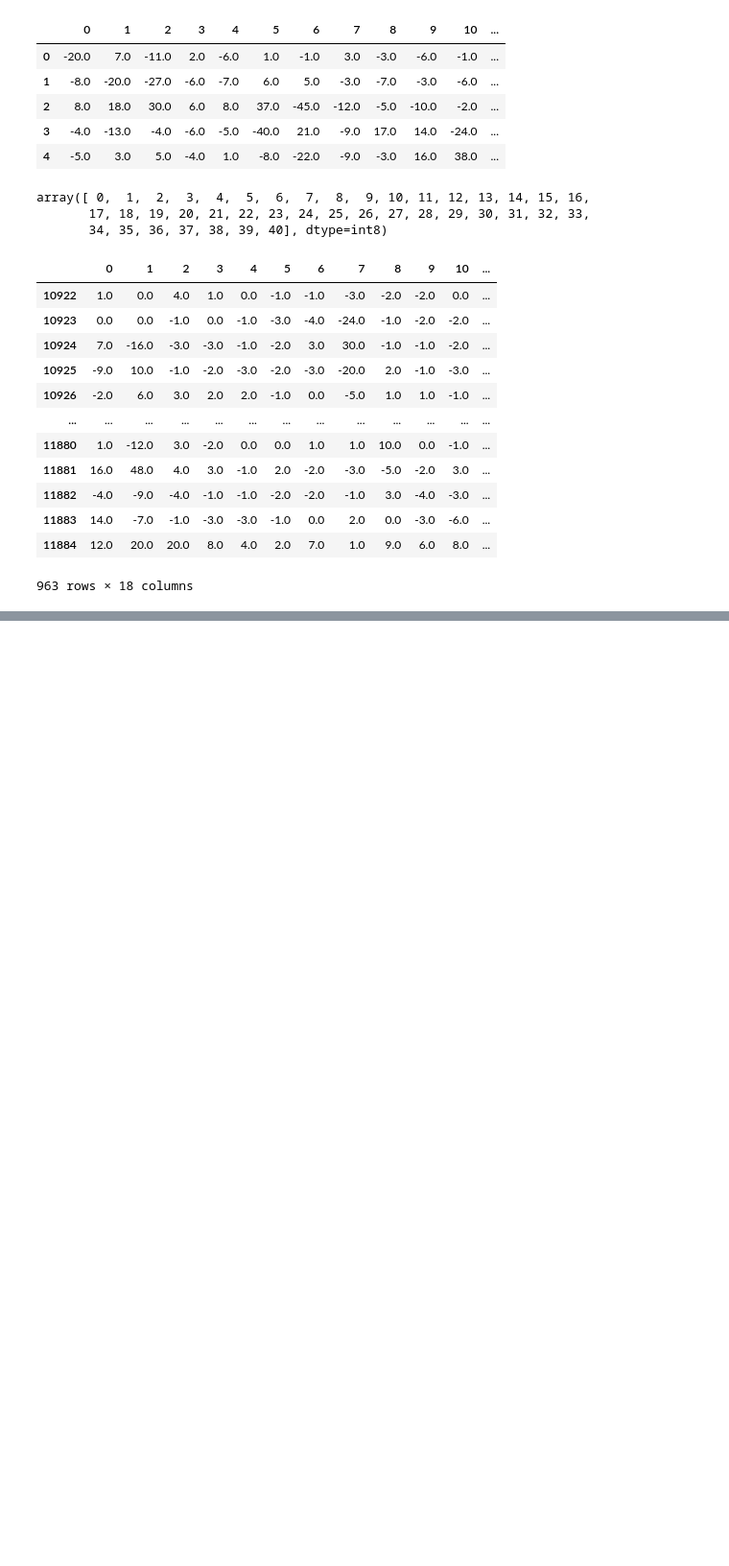
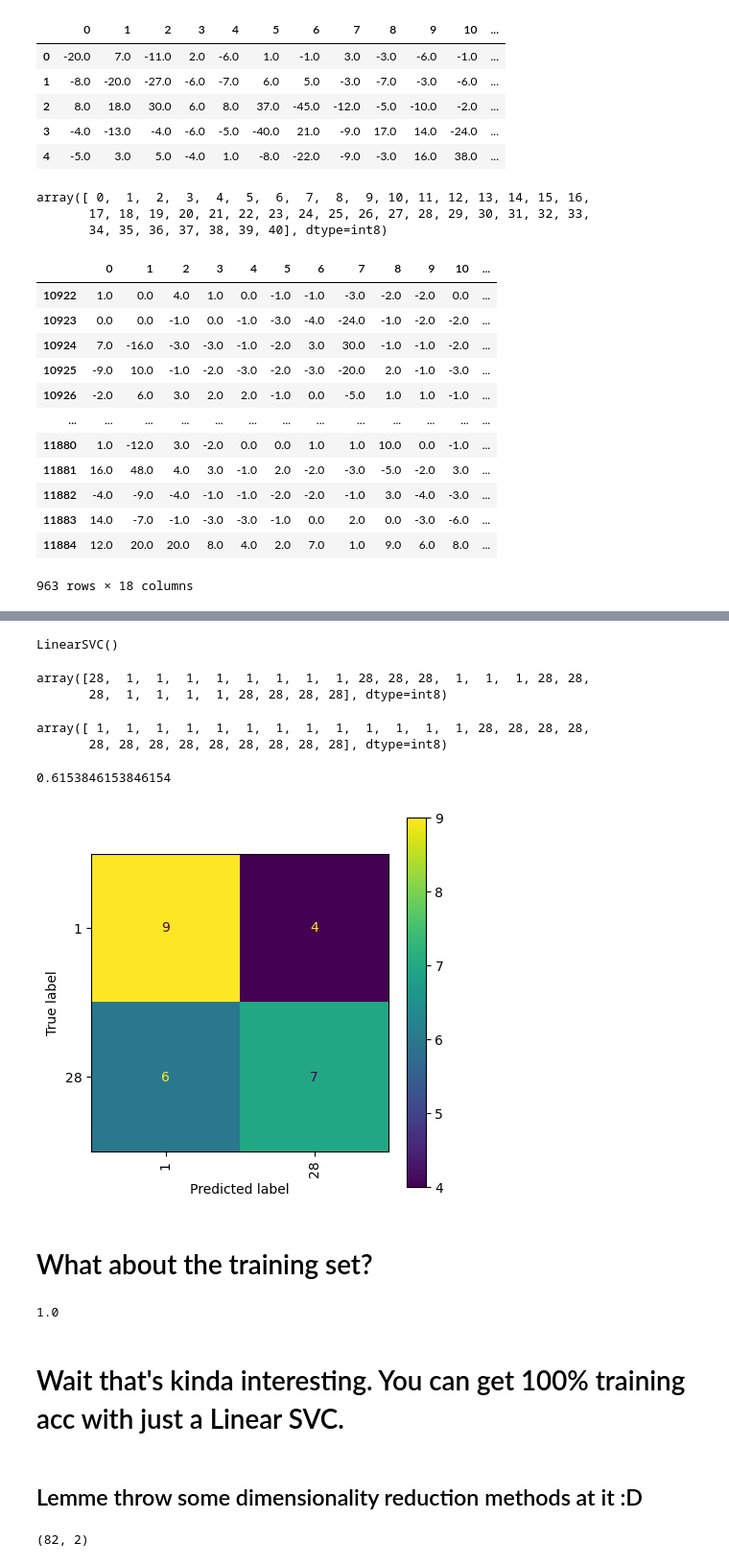
Before and after one commit to alizma/signatures-hand-synergies, a Jupyter notebook: classify_stim.ipynb, the cells around one changed output, grey strips where cells are left out. Shown: that part at 96% size. Cells and saved outputs as stored; diff of their text form; code cells hidden in the pictures; blank space fills up the shorter version.

```diff
--- a/classify_stim.ipynb
+++ b/classify_stim.ipynb
@@ -161,0 +217,2 @@ windows[9].tail()
+# %%
+classifier = svm.LinearSVC()
@@ -161,0 +229,20 @@ windows[9].tail()
+# %%
+classifier.fit(train_signatures, train_y)
+# %% [output]
+LinearSVC()
+# %%
+pred = classifier.predict(test_signatures)
+# %%
+pred
+# %% [output]
+array([28,  1,  1,  1,  1,  1,  1,  1,  1, 28, 28, 28,  1,  1,  1, 28, 28,
+       28,  1,  1,  1,  1, 28, 28, 28, 28], dtype=int8)
+# %%
+test_y.reshape(-1)
+# %% [output]
+array([ 1,  1,  1,  1,  1,  1,  1,  1,  1,  1,  1,  1,  1, 28, 28, 28, 28,
+       28, 28, 28, 28, 28, 28, 28, 28, 28], dtype=int8)
+# %%
+accuracy(pred, test_y.reshape(-1))
+# %% [output]
+0.6153846153846154
@@ -161,0 +251,21 @@ windows[9].tail()
+# %%
+cm = confusion_matrix(test_y.reshape(-1), pred)
+# %%
+fig = plt.figure(figsize=(5, 5))
+ax = fig.add_subplot(111)
+cm_display = ConfusionMatrixDisplay(cm,
+                                    display_labels=stims).plot(ax=ax,
+                                                                       xticks_rotation="vertical")
+# %% [output]
+[figure, added]
+# %% [markdown]
+# What about the training set?
+# %%
+train_pred = classifier.predict(train_signatures)
+accuracy(train_pred, train_y.reshape(-1))
+# %% [output]
+1.0
+# %% [markdown]
+# Wait that's kinda interesting. You can get 100% training acc with just a Linear SVC.
+# %% [markdown]
+## Lemme throw some dimensionality reduction methods at it :D
@@ -161,0 +275,8 @@ windows[9].tail()
+# %%
+pca = PCA(50)
+sne = TSNE(2)
+pca_fitted = pca.fit_transform(np.concatenate((train_signatures, test_signatures), axis=0))
+sne_fitted = sne.fit_transform(pca_fitted)
+sne_fitted.shape
+# %% [output]
+(82, 2)
```
Also changed, not shown: parts of 27 cells of this notebook.
